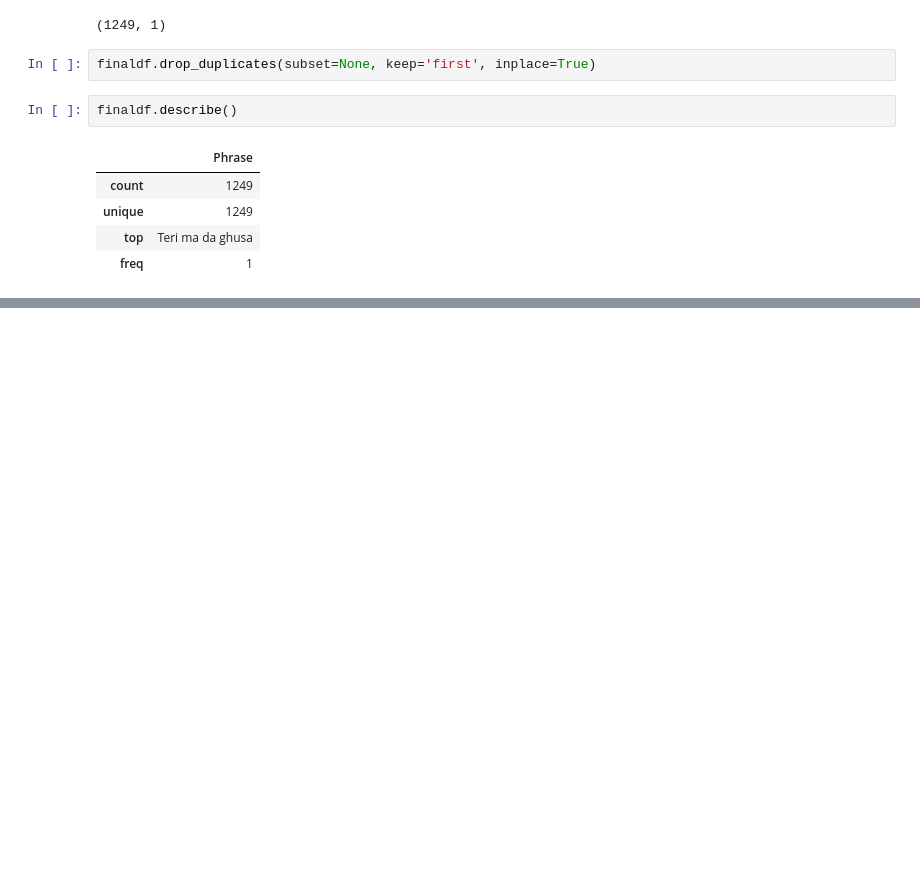
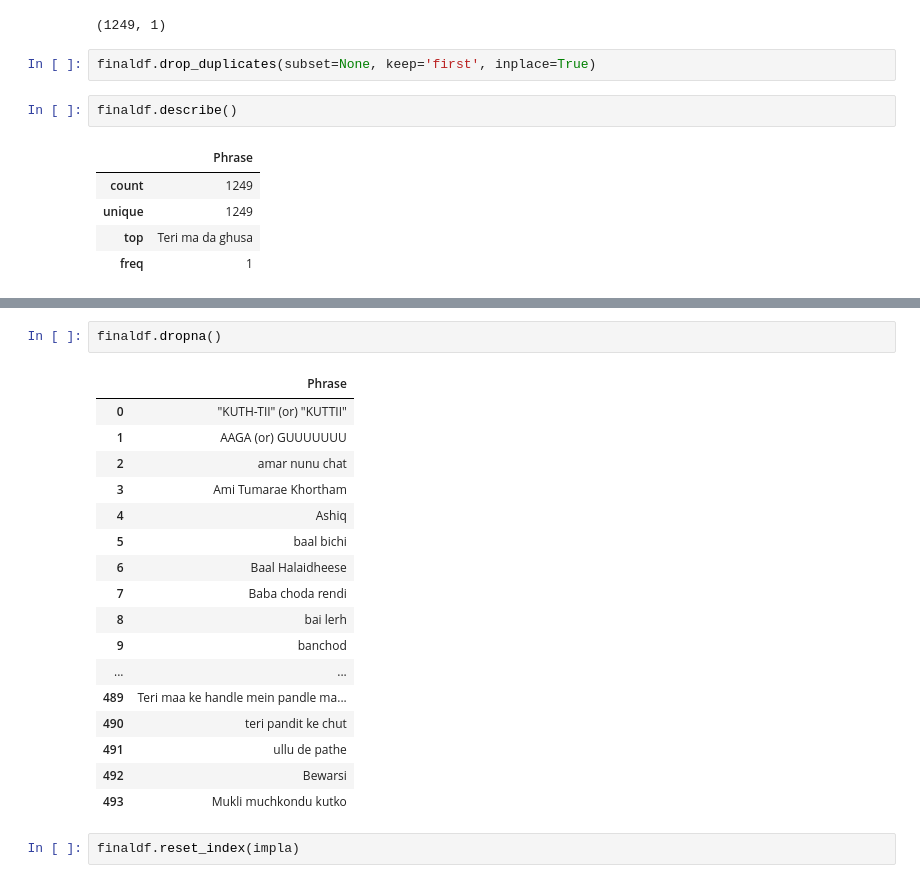
Before and after one commit to viveks-codes/IBW-Dataset, a Jupyter notebook: Untitled.ipynb, the cells around one changed output, grey strips where cells are left out. Saved outputs shown, nothing was run; the diff lists cells and outputs as text; blank space fills up the shorter version.

```diff
--- a/Untitled.ipynb
+++ b/Untitled.ipynb
@@ -202,0 +223,22 @@ finaldf.describe()
+# %%
+finaldf.dropna()
+# %% [output]
+|  | Phrase |
+| 0 | "KUTH-TII" (or) "KUTTII" |
+| 1 | AAGA (or) GUUUUUUU |
+| 2 | amar nunu chat |
+| 3 | Ami Tumarae Khortham |
+| 4 | Ashiq |
+| 5 | baal bichi |
+| 6 | Baal Halaidheese |
+| 7 | Baba choda rendi |
+| 8 | bai lerh |
+| 9 | banchod |
+| ... | ... |
+| 489 | Teri maa ke handle mein pandle ma... |
+| 490 | teri pandit ke chut |
+| 491 | ullu de pathe |
+| 492 | Bewarsi |
+| 493 | Mukli muchkondu kutko |
+# %%
+finaldf.reset_index(impla)
```
Also changed, not shown: parts of 1 cell of this notebook.
